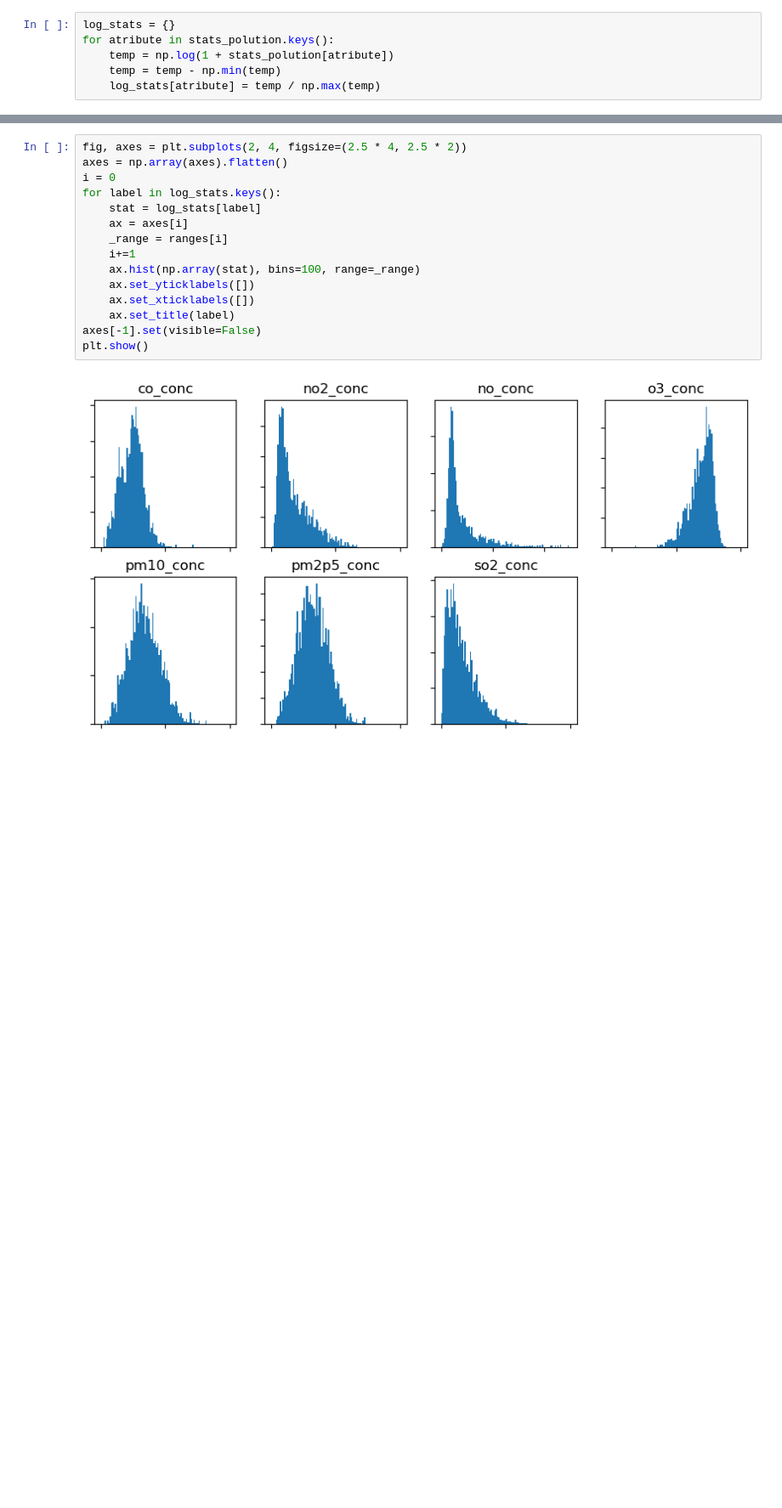
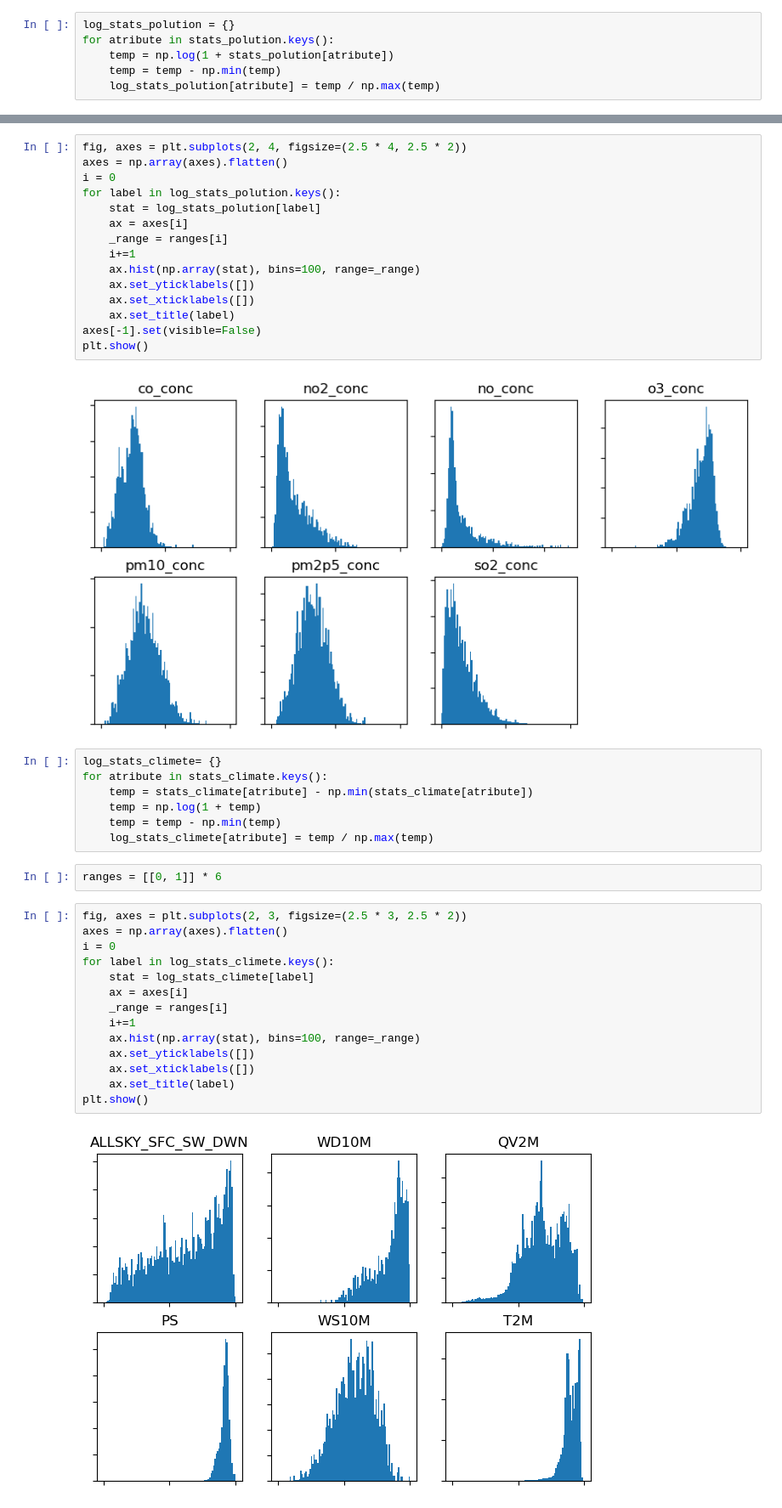
Before and after one commit to ItyTell/Modeling-the-distribution-of-harmful-emissions-in-the-atmosphere, a Jupyter notebook: andan.ipynb, the cells around one changed output, grey strips where cells are left out. Shown at 85% size. Drawn from its saved outputs; the diff is of its cells as text; blank space fills up the shorter version.

```diff
--- a/andan.ipynb
+++ b/andan.ipynb
@@ -193,11 +200,11 @@ plt.show()
 # %% [markdown]
 ### Нормалізація та застосування логарифму
 # %%
-log_stats = {}
+log_stats_polution = {}
 for atribute in stats_polution.keys():
     temp = np.log(1 + stats_polution[atribute])
     temp = temp - np.min(temp)
-    log_stats[atribute] = temp / np.max(temp)
+    log_stats_polution[atribute] = temp / np.max(temp)
 # %%
 ranges = [[0, 1]] * 7
 ranges[2] = [0, 0.25]
@@ -205,8 +212,8 @@ ranges[2] = [0, 0.25]
 fig, axes = plt.subplots(2, 4, figsize=(2.5 * 4, 2.5 * 2))
 axes = np.array(axes).flatten()
 i = 0
-for label in log_stats.keys():
-    stat = log_stats[label]
+for label in log_stats_polution.keys():
+    stat = log_stats_polution[label]
     ax = axes[i]
     _range = ranges[i]
     i+=1
@@ -218,3 +225,28 @@ axes[-1].set(visible=False)
 plt.show()
 # %% [output]
 [figure]
+# %%
+log_stats_climete= {}
+for atribute in stats_climate.keys():
+    temp = stats_climate[atribute] - np.min(stats_climate[atribute])
+    temp = np.log(1 + temp)
+    temp = temp - np.min(temp)
+    log_stats_climete[atribute] = temp / np.max(temp)
+# %%
+ranges = [[0, 1]] * 6
+# %%
+fig, axes = plt.subplots(2, 3, figsize=(2.5 * 3, 2.5 * 2))
+axes = np.array(axes).flatten()
+i = 0
+for label in log_stats_climete.keys():
+    stat = log_stats_climete[label]
+    ax = axes[i]
+    _range = ranges[i]
+    i+=1
+    ax.hist(np.array(stat), bins=100, range=_range)
+    ax.set_yticklabels([])
+    ax.set_xticklabels([])
+    ax.set_title(label)
+plt.show()
+# %% [output]
+[figure, added]
```
Also changed, not shown: parts of 3 cells of this notebook.
